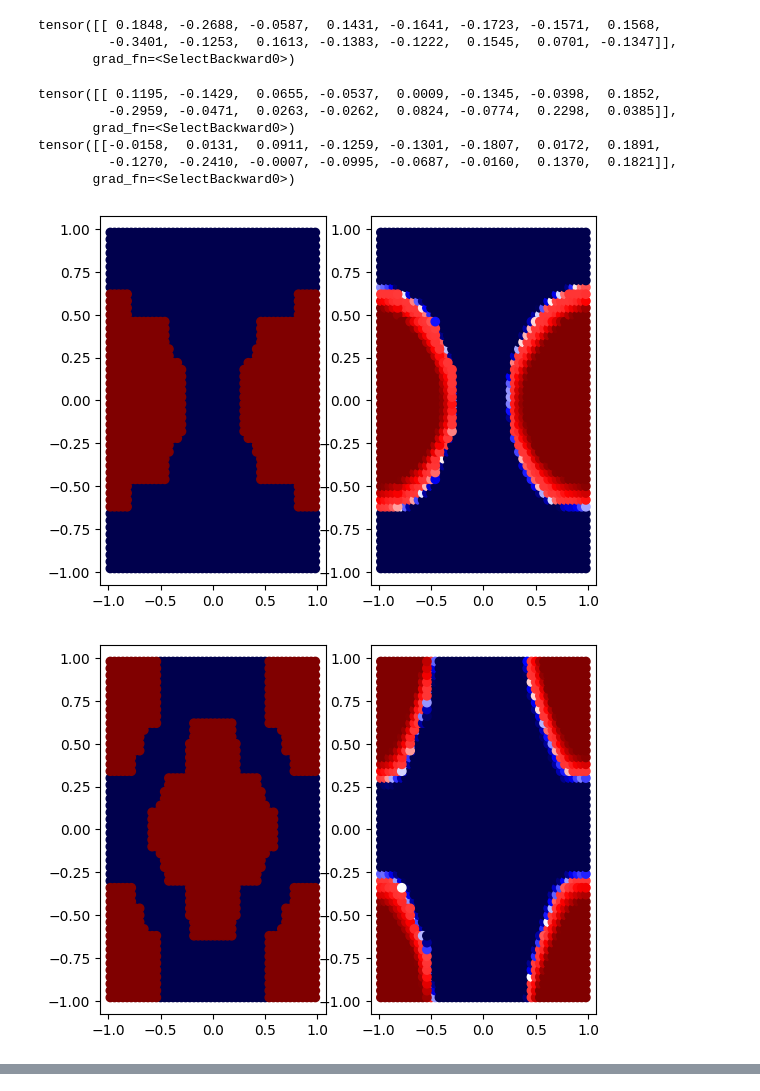
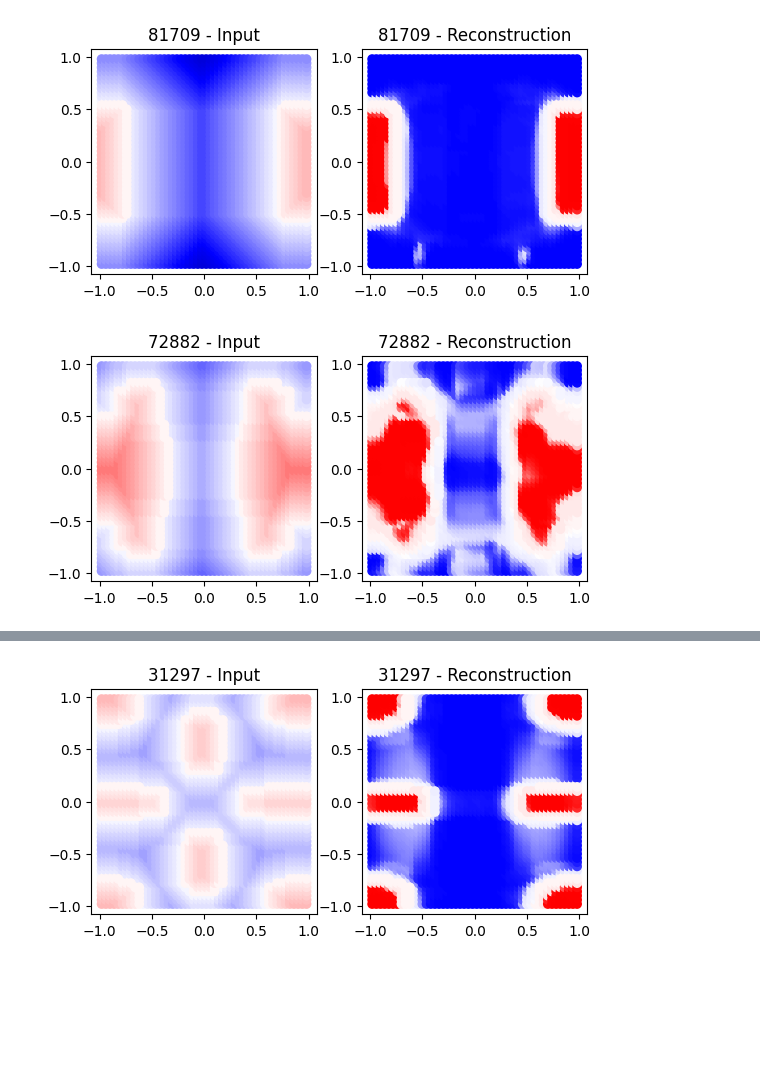
Before and after one commit to mkofler96/DeepSDF, a Jupyter notebook: 01_model_evaluation.ipynb, the cells around one changed output, grey strips where cells are left out. Drawn from its saved outputs; the diff is of its cells as text; code cells hidden in the pictures; blank space fills up the shorter version.

```diff
--- a/01_model_evaluation.ipynb
+++ b/01_model_evaluation.ipynb
@@ -12,7 +12,7 @@ import matplotlib.cm as cm
 import os
 
 experiment_directory = "test_experiment"
-checkpoint = "45"
+checkpoint = "210"
 
 specs_filename = os.path.join(experiment_directory, "specs.json")
 
@@ -27,9 +27,14 @@ decoder = arch.Decoder(latent_size, **specs["NetworkSpecs"])
 decoder = torch.nn.DataParallel(decoder)
 decoder.eval()
 
+if torch.cuda.is_available():
+    map_location=torch.device('cuda')
+else:
+    map_location=torch.device('cpu')
+
 saved_model_state = torch.load(
     os.path.join(experiment_directory, ws.model_params_subdir, checkpoint + ".pth"
-    )
+    ), map_location=map_location
 )
 saved_model_epoch = saved_model_state["epoch"]
 
@@ -45,39 +158,32 @@ RuntimeError: Attempting to deserialize object on a CUDA device but torch.cuda.i
 # %%
 files = [f[:-5] for f in os.listdir(f"./test_experiment/Reconstructions/{checkpoint}/Codes/Wang2021/class1/")]
 
-if len(files) > 3:
-    files = random.sample(files, k=3)
+if len(files) > 4:
+    files = random.sample(files, k=4)
 
 for file in files:
     latent = torch.load(f"test_experiment/Reconstructions/{checkpoint}/Codes/Wang2021/class1/{file}..pth")
     npz = np.load(f"data/SdfSamples/Wang2021/class1/{str(file)}.npz")
     neg = torch.from_numpy(npz["neg"]).float()
     pos = torch.from_numpy(npz["pos"]).float()
     xyz = torch.cat([neg, pos], 0)
 
     xyz_q = xyz[:, 0:2]
-
-    print(latent[0])
+    if torch.cuda.is_available():
+        xyz_q = xyz_q.cuda()
     num_samples = xyz_q.shape[0]
     latent_inputs = latent[0].expand(num_samples, -1)
     inputs = torch.cat([latent_inputs, xyz_q], 1)
     pred_sdf = decoder(inputs)
 
-
-
     fig, ax = plt.subplots(1, 2)
 
     ax[0].scatter(xyz[:,0], xyz[:,1], c=xyz[:,2], cmap = cm.get_cmap("seismic"), vmin=-2, vmax=2)
-    ax[1].scatter(xyz[:,0], xyz[:,1], c=pred_sdf.detach().numpy(),cmap = cm.get_cmap("seismic"), vmin=-2, vmax=2)
+    ax[1].scatter(xyz[:,0], xyz[:,1], c=pred_sdf.cpu().detach().numpy(),cmap = cm.get_cmap("seismic"), vmin=-2, vmax=2)
+    ax[0].set_aspect(1)
+    ax[1].set_aspect(1)
+    ax[0].set_title(f"{file} - Input")
+    ax[1].set_title(f"{file} - Reconstruction")
 # %% [output]
-tensor([[ 0.1848, -0.2688, -0.0587,  0.1431, -0.1641, -0.1723, -0.1571,  0.1568,
-         -0.3401, -0.1253,  0.1613, -0.1383, -0.1222,  0.1545,  0.0701, -0.1347]],
-       grad_fn=<SelectBackward0>)
-tensor([[ 0.1195, -0.1429,  0.0655, -0.0537,  0.0009, -0.1345, -0.0398,  0.1852,
-         -0.2959, -0.0471,  0.0263, -0.0262,  0.0824, -0.0774,  0.2298,  0.0385]],
-       grad_fn=<SelectBackward0>)
-tensor([[-0.0158,  0.0131,  0.0911, -0.1259, -0.1301, -0.1807,  0.0172,  0.1891,
-         -0.1270, -0.2410, -0.0007, -0.0995, -0.0687, -0.0160,  0.1370,  0.1821]],
-       grad_fn=<SelectBackward0>)
-[figure, old version]
+[figure, new version]
-[figure, old version]
+[figure, new version]
@@ -84,0 +191 @@ tensor([[-0.0158,  0.0131,  0.0911, -0.1259, -0.1301, -0.1807,  0.0172,  0.1891,
+[figure, added]
```
Also changed, not shown: parts of 7 cells of this notebook, 24 other files.
